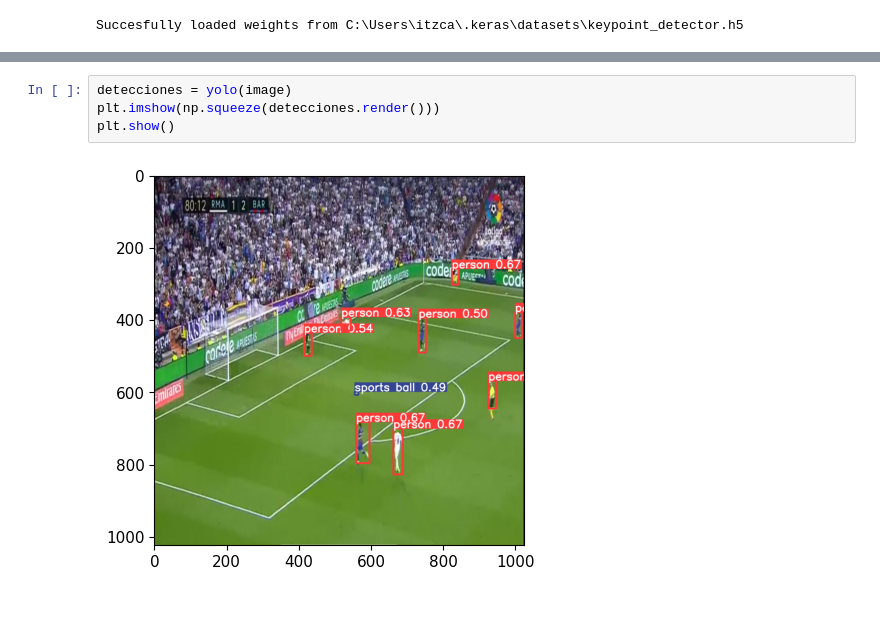
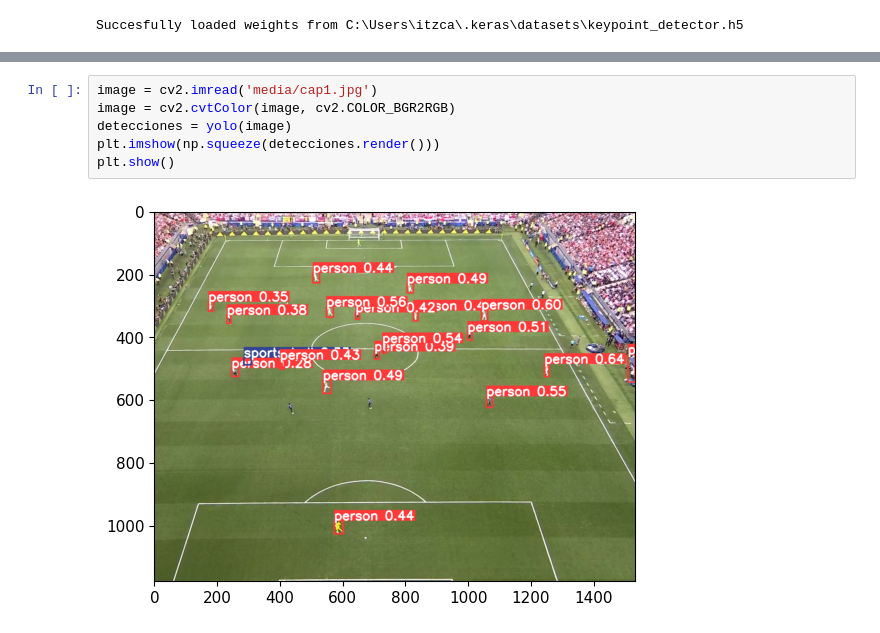
Before and after one commit to rtyui57/desarrollo, a Jupyter notebook: Factorized.ipynb, the cells around one changed output, grey strips where cells are left out. Drawn from its saved outputs; the diff is of its cells as text.

```diff
--- a/Factorized.ipynb
+++ b/Factorized.ipynb
@@ -73,6 +110,8 @@ Clipping input data to the valid range for imshow with RGB data ([0..1] for floa
 # %%
+image = cv2.imread('media/cap1.jpg')
+image = cv2.cvtColor(image, cv2.COLOR_BGR2RGB)
 detecciones = yolo(image)
 plt.imshow(np.squeeze(detecciones.render()))
 plt.show()
 # %% [output]
-[figure, old version]
+[figure, new version]
```
Also changed, not shown: parts of 4 cells of this notebook, 31 other files.
